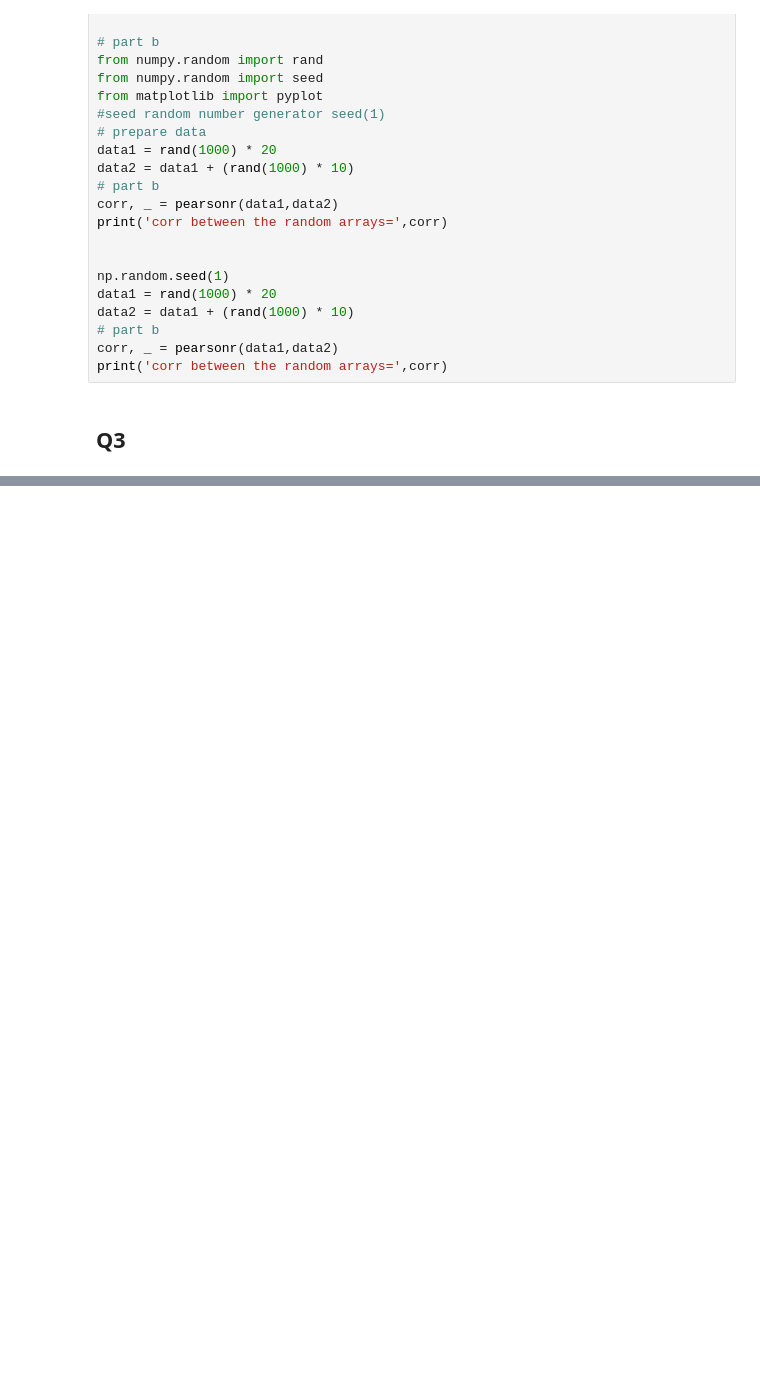
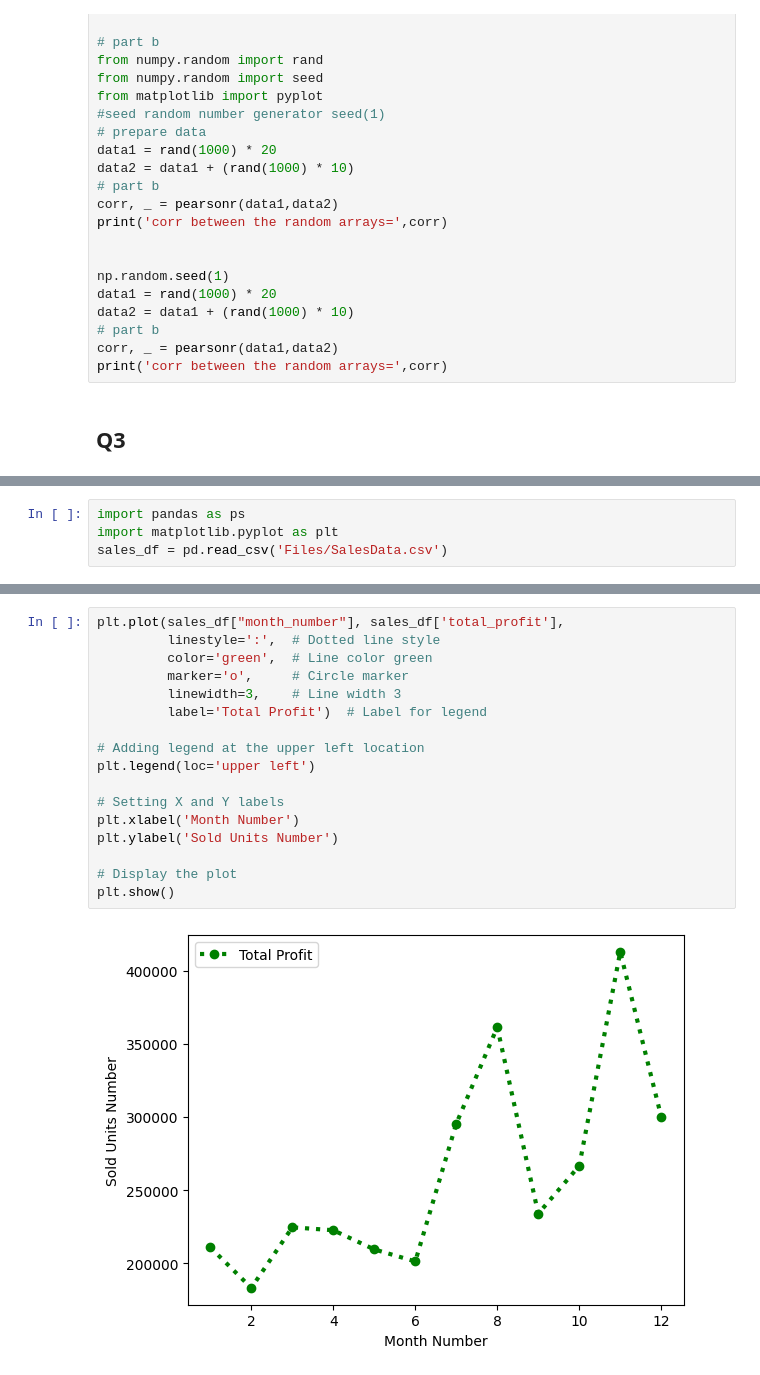
Before and after one commit to olyanos/kfupmCourse, a Jupyter notebook: module3/Day1.ipynb, the cells around one changed output, grey strips where cells are left out. Cells and saved outputs as stored; diff of their text form; blank space fills up the shorter version.

```diff
--- a/module3/Day1.ipynb
+++ b/module3/Day1.ipynb
@@ -128,0 +133,4 @@ Fail to reject H0
+# %%
+import pandas as ps
+import matplotlib.pyplot as plt
+sales_df = pd.read_csv('Files/SalesData.csv')
@@ -128,0 +153,19 @@ Fail to reject H0
+# %%
+plt.plot(sales_df["month_number"], sales_df['total_profit'],
+         linestyle=':',  # Dotted line style
+         color='green',  # Line color green
+         marker='o',     # Circle marker
+         linewidth=3,    # Line width 3
+         label='Total Profit')  # Label for legend
+
+# Adding legend at the upper left location
+plt.legend(loc='upper left')
+
+# Setting X and Y labels
+plt.xlabel('Month Number')
+plt.ylabel('Sold Units Number')
+
+# Display the plot
+plt.show()
+# %% [output]
+[figure, added]
```
Also changed, not shown: parts of 9 cells of this notebook.
